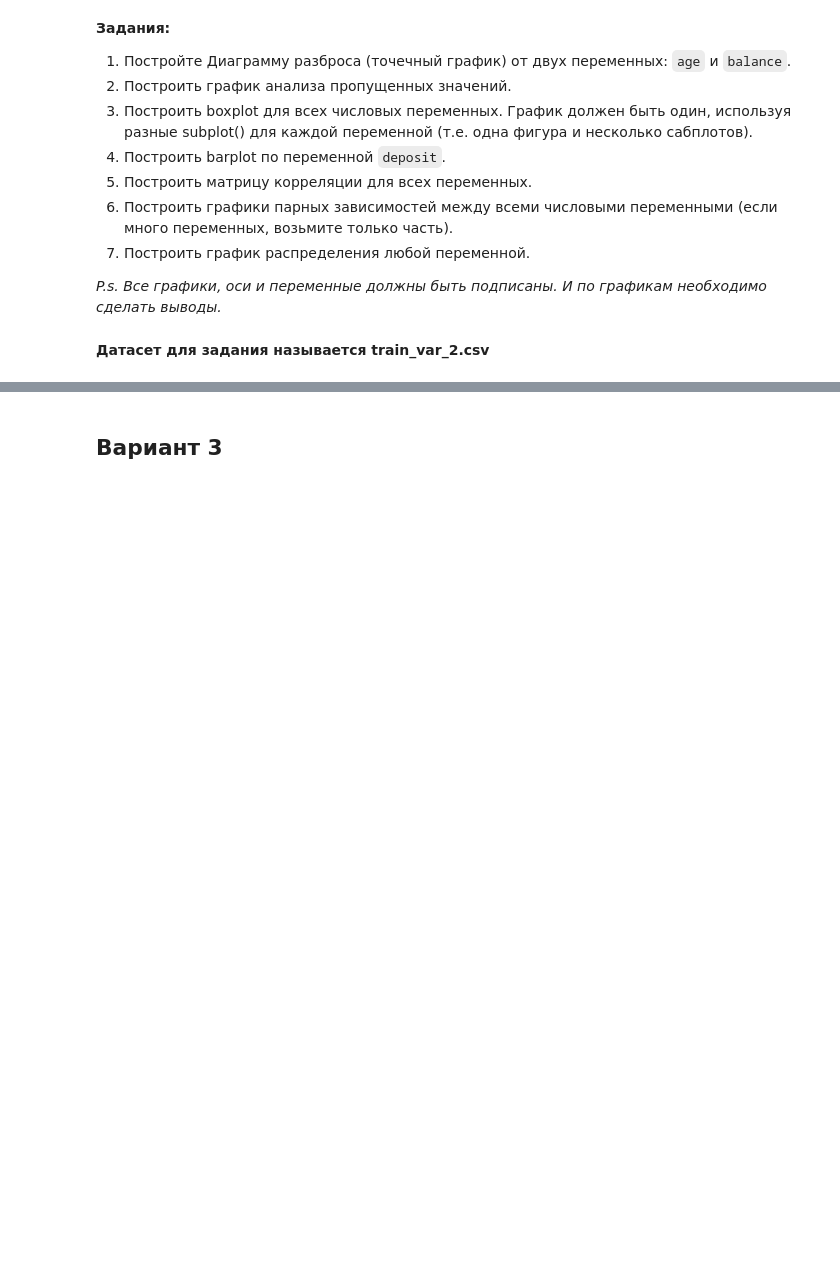
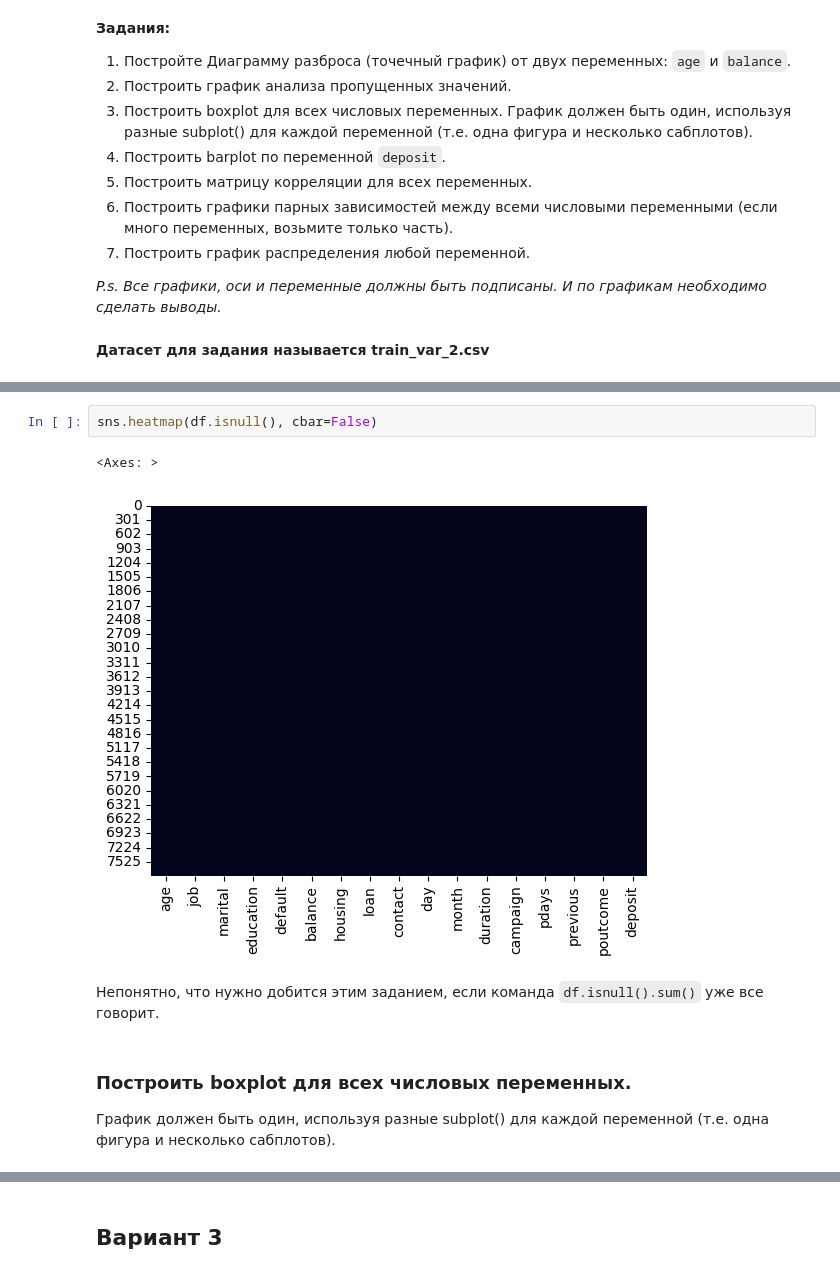
Before and after one commit to AndreDon0/ADA, a Jupyter notebook: Homework_7/ЦК_ДЗ_Визуализация_+_EDA.ipynb, the cells around one changed output, grey strips where cells are left out. Saved outputs shown, nothing was run; the diff lists cells and outputs as text; blank space fills up the shorter version.

```diff
--- a/Homework_7/ЦК_ДЗ_Визуализация_+_EDA.ipynb
+++ b/Homework_7/ЦК_ДЗ_Визуализация_+_EDA.ipynb
@@ -269,0 +369,10 @@ TypeError: read_csv() missing 1 required positional argument: 'filepath_or_buffe
+# %%
+sns.heatmap(df.isnull(), cbar=False)
+# %% [output]
+<Axes: >
+[figure, added]
+# %% [markdown]
+Непонятно, что нужно добится этим заданием, если команда `df.isnull().sum()` уже все говорит.
+# %% [markdown]
+### Построить boxplot для всех числовых переменных.
+График должен быть один, используя разные subplot() для каждой переменной (т.е. одна фигура и несколько сабплотов).
```
Also changed, not shown: parts of 21 cells of this notebook, 3 other files.
